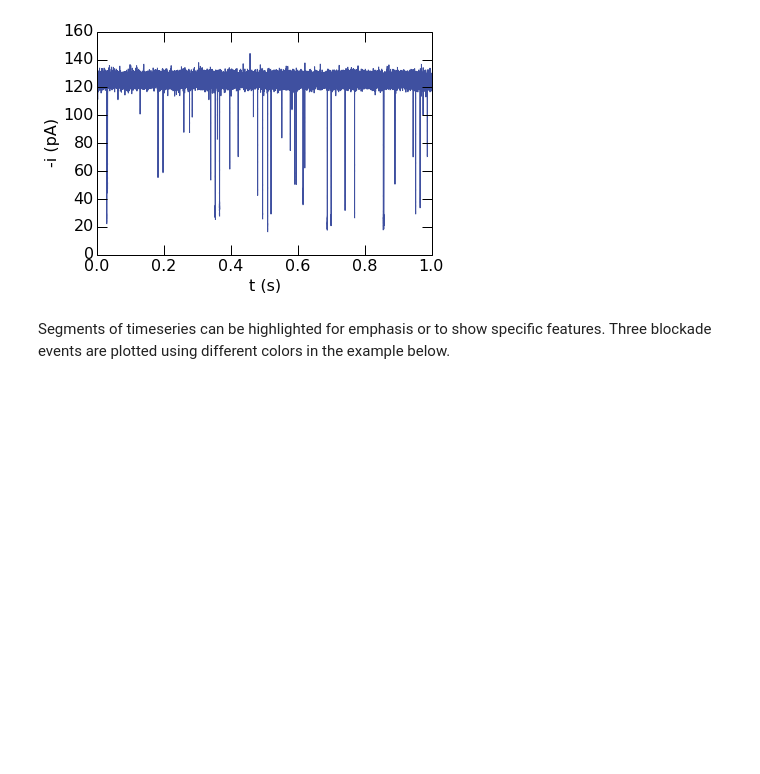
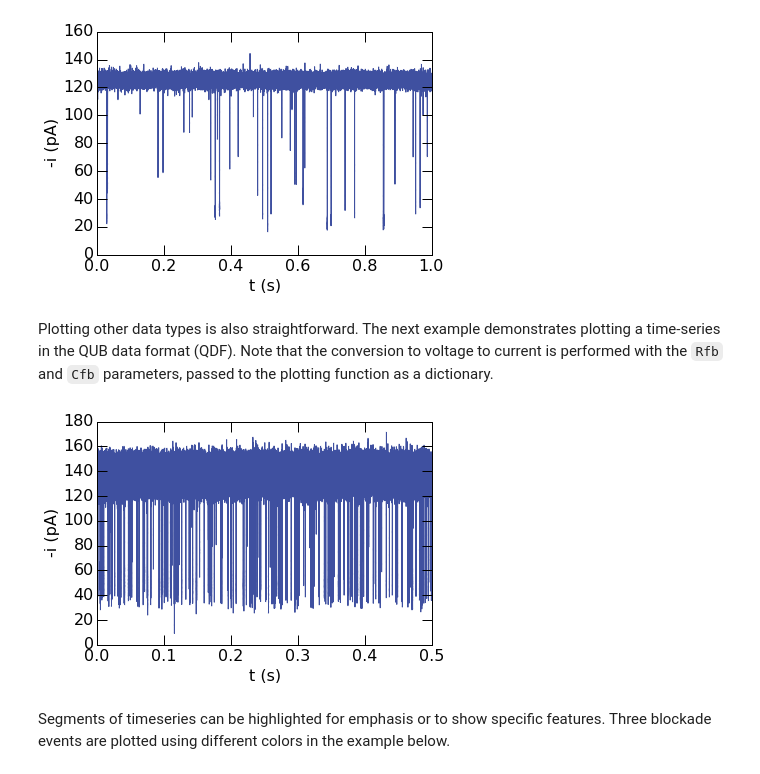
Before and after one commit to usnistgov/mosaic, a Jupyter notebook: mosaicscripts/Timeseries Plots.ipynb, the cells around one changed output. Saved outputs shown, nothing was run; the diff lists cells and outputs as text; code cells hidden in the pictures; blank space fills up the shorter version.

Commit message:
Generalized plot function to allow different data types.

```diff
--- a/mosaicscripts/Timeseries Plots.ipynb
+++ b/mosaicscripts/Timeseries Plots.ipynb
@@ -29,6 +31,27 @@ ts.abfPlot(
 )
 # %% [output]
 [figure]
+# %% [markdown]
+Plotting other data types is also straightforward. The next example demonstrates plotting a time-series in the QUB  data format (QDF). Note that the conversion to voltage to current is performed with the `Rfb` and `Cfb` parameters, passed to the plotting function as a dictionary.
+# %%
+ts.PlotTimeseries(
+    "../data/",
+    "qdf",
+    0.25,
+    0.75,
+    500000,
+    labels=["t (s)", "-i (pA)"],
+    axes=True,
+    polarity=1,
+    plotopts={
+        'color' : '#3F50A0',
+        'marker' : '.',
+        'markersize' : 0.2
+    },
+    data_args={"Rfb" : 9.1e9, "Cfb": 1.07e-12}
+)
+# %% [output]
+[figure, added]
 # %% [markdown]
 Segments of timeseries can be highlighted for emphasis or to show specific features. Three blockade events are plotted using different colors in the example below.
 # %%
```
Also changed, not shown: parts of 4 cells of this notebook, 2 other files.
